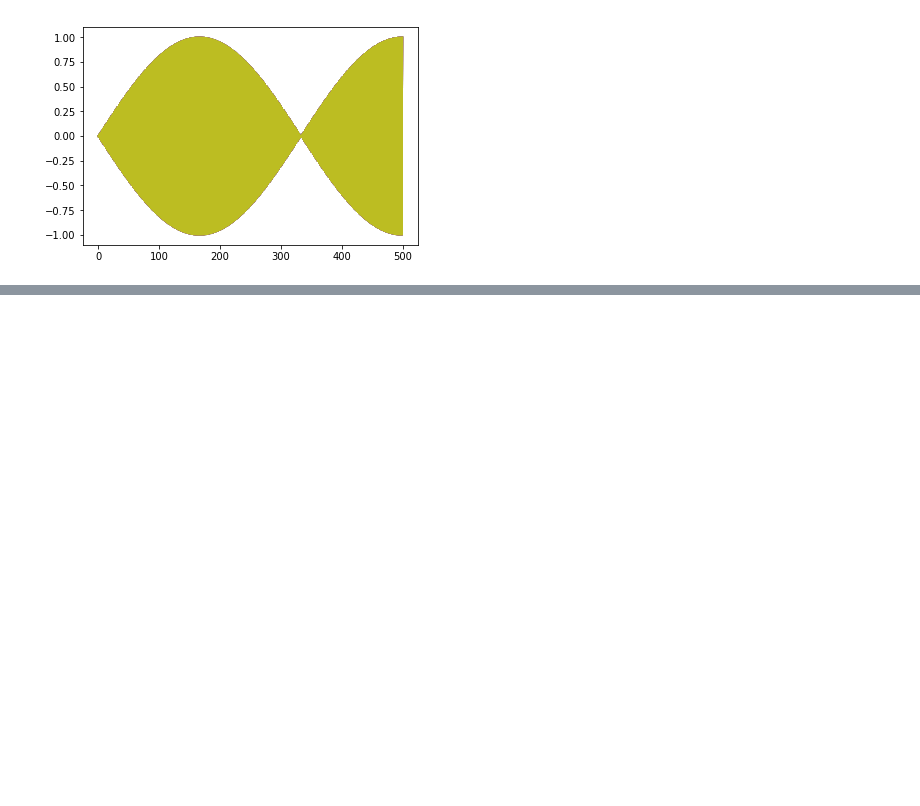
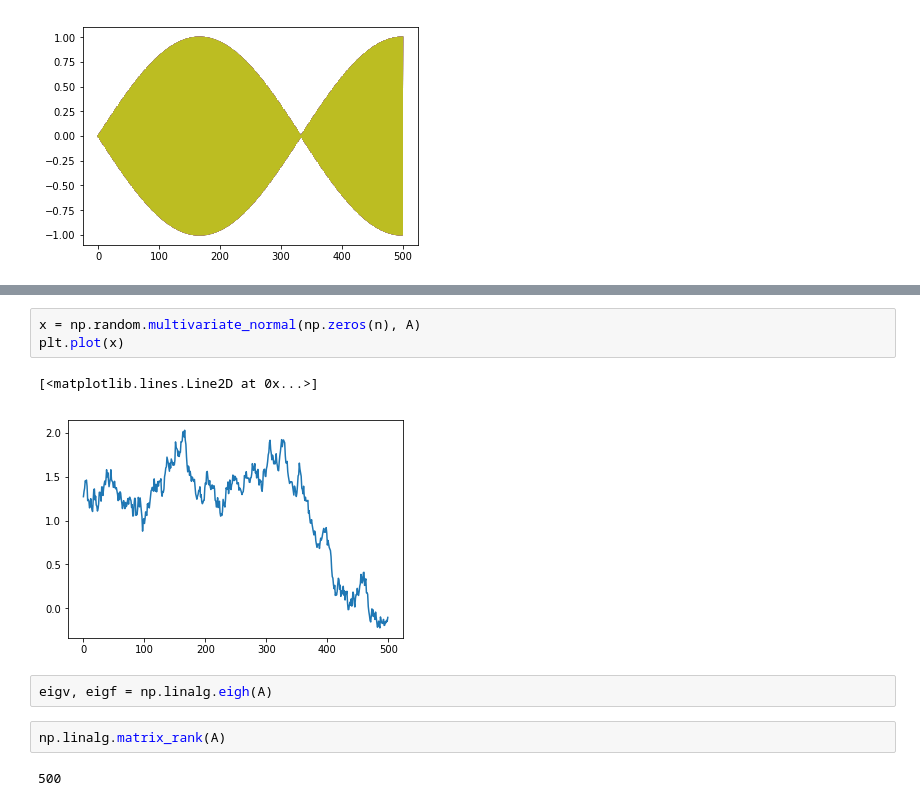
Before and after one commit to WilliamBo/MasterProject, a Jupyter notebook: Master Project/Code/IAF.ipynb, the cells around one changed output, grey strips where cells are left out. Saved outputs shown, nothing was run; the diff lists cells and outputs as text; blank space fills up the shorter version.

```diff
--- a/Master Project/Code/IAF.ipynb
+++ b/Master Project/Code/IAF.ipynb
@@ -276,0 +301,12 @@ for _ in range(1,10):
+# %%
+x = np.random.multivariate_normal(np.zeros(n), A)
+plt.plot(x)
+# %% [output]
+[<matplotlib.lines.Line2D at 0x...>]
+[figure, added]
+# %%
+eigv, eigf = np.linalg.eigh(A)
+# %%
+np.linalg.matrix_rank(A)
+# %% [output]
+500
```
Also changed, not shown: parts of 38 cells of this notebook, 7 other files.
